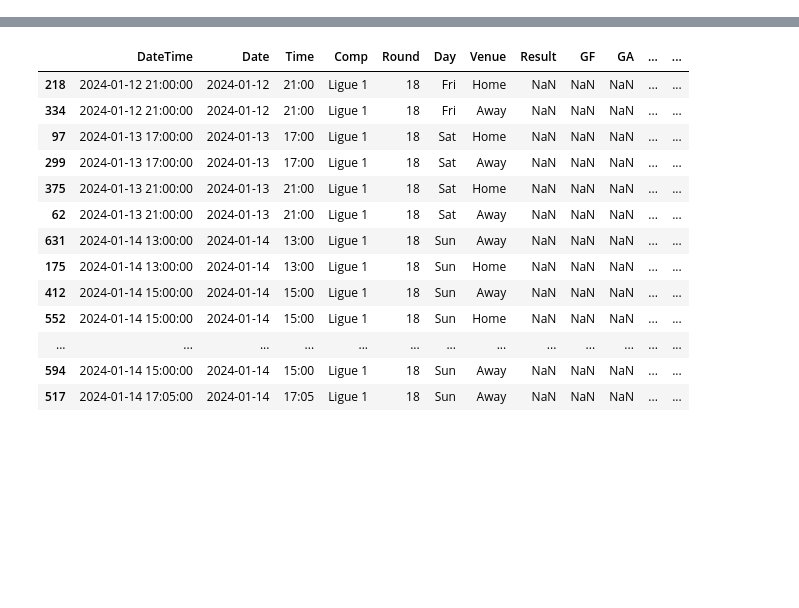
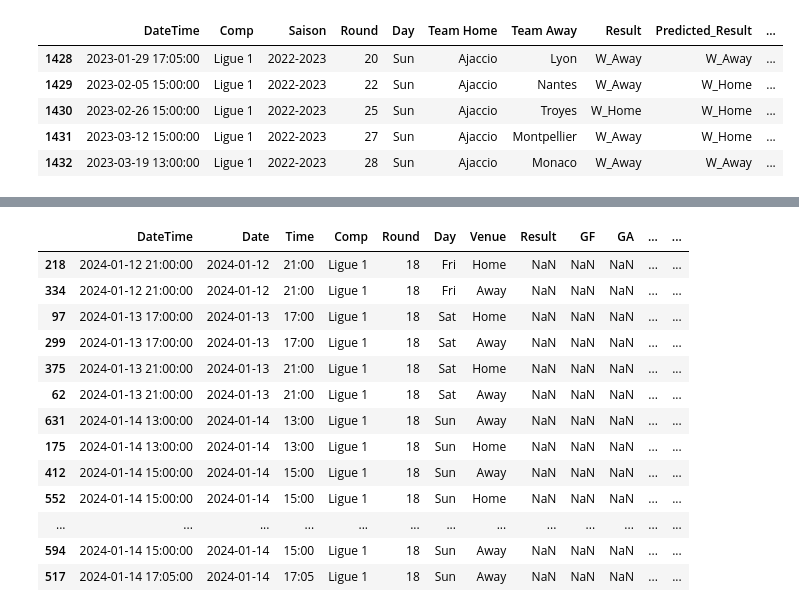
Before and after one commit to alexandreviard/Ligue1Predictor, a Jupyter notebook: Fbref_alex/script.ipynb, the cells around one changed output, grey strips where cells are left out. Saved outputs shown, nothing was run; the diff lists cells and outputs as text; code cells hidden in the pictures; blank space fills up the shorter version.

```diff
--- a/Fbref_alex/script.ipynb
+++ b/Fbref_alex/script.ipynb
@@ -227,0 +40,17 @@ resultat = pd.concat([a, b], sort=False)
+# %%
+a = preparation_model(a)
+# %%
+a = preprocess_data(a)
+# %%
+merged_a = a.copy()
+# %%
+merged_a = modelisation(merged_a)
+# %%
+merged_a[merged_a['Predicted_Result'].notna()].head()
+# %% [output]
+|  | DateTime | Comp | Saison | Round | Day | Team Home | Team Away | Result | Predicted_Result | ... |
+| 1428 | 2023-01-29 17:05:00 | Ligue 1 | 2022-2023 | 20 | Sun | Ajaccio | Lyon | W_Away | W_Away | ... |
+| 1429 | 2023-02-05 15:00:00 | Ligue 1 | 2022-2023 | 22 | Sun | Ajaccio | Nantes | W_Away | W_Home | ... |
+| 1430 | 2023-02-26 15:00:00 | Ligue 1 | 2022-2023 | 25 | Sun | Ajaccio | Troyes | W_Home | W_Home | ... |
+| 1431 | 2023-03-12 15:00:00 | Ligue 1 | 2022-2023 | 27 | Sun | Ajaccio | Montpellier | W_Away | W_Home | ... |
+| 1432 | 2023-03-19 13:00:00 | Ligue 1 | 2022-2023 | 28 | Sun | Ajaccio | Monaco | W_Away | W_Away | ... |
```
Also changed, not shown: parts of 29 cells of this notebook, 6 other files.
